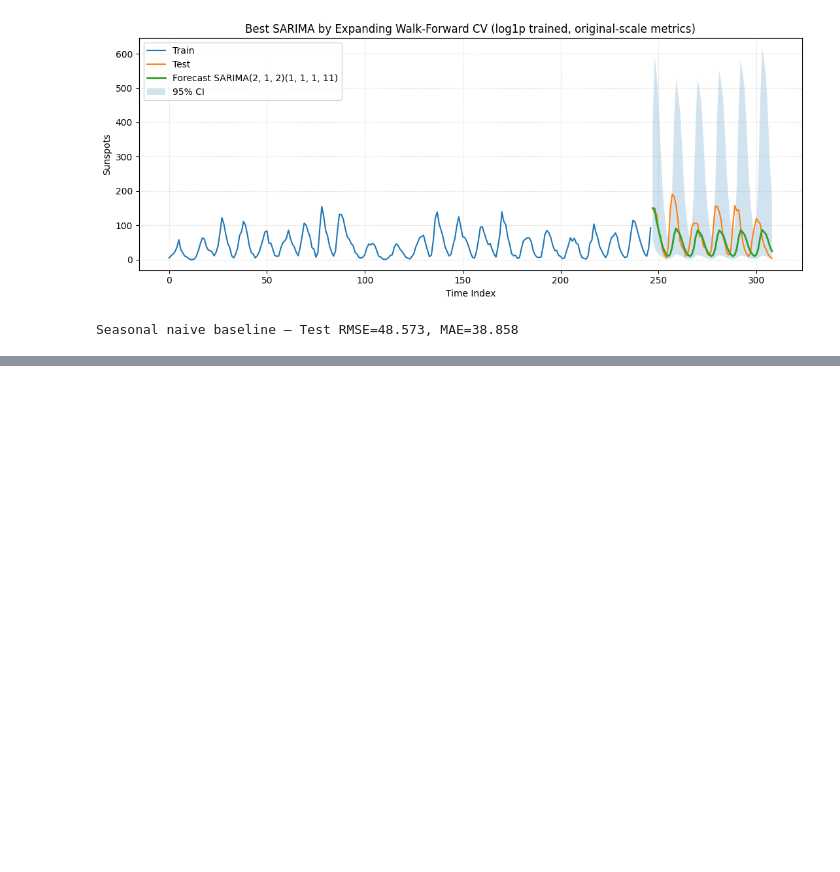
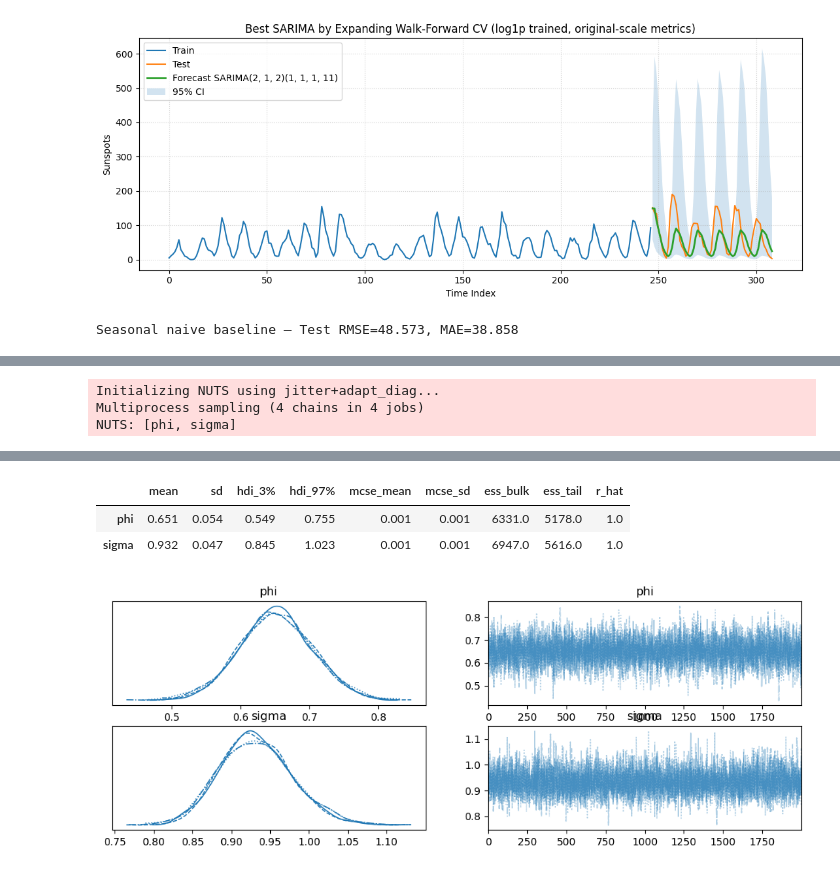
Before and after one commit to marami52/MLDS-490-time-series, a Jupyter notebook: session-1.ipynb, the cells around one changed output, grey strips where cells are left out. Drawn from its saved outputs; the diff is of its cells as text; code cells hidden in the pictures; blank space fills up the shorter version.

```diff
--- a/session-1.ipynb
+++ b/session-1.ipynb
@@ -1548,0 +1592,23 @@ Seasonal naive baseline — Test RMSE=48.573, MAE=38.858
+# %%
+# pip install pymc
+import pymc as pm
+import arviz as az
+
+np.random.seed(42)
+phi_true, sigma_true = 0.7, 1
+n = 200
+y = np.zeros(n)
+for t in range(1, n): y[t] = phi_true*y[t-1] + np.random.normal(0, sigma_true)
+
+with pm.Model() as model:
+    phi = pm.Normal("phi", mu=0, sigma=1)
+    sigma = pm.HalfNormal("sigma", sigma=1)
+    yhat = pm.Normal("yhat", mu=phi*y[:-1], sigma=sigma, observed=y[1:])
+    trace = pm.sample(2000, tune=1000, target_accept=0.9)
+
+az.plot_trace(trace)
+az.summary(trace, var_names=["phi", "sigma"])
+# %% [output]
+Initializing NUTS using jitter+adapt_diag...
+Multiprocess sampling (4 chains in 4 jobs)
+NUTS: [phi, sigma]
@@ -1548,0 +1618,4 @@ Seasonal naive baseline — Test RMSE=48.573, MAE=38.858
+|  | mean | sd | hdi_3% | hdi_97% | mcse_mean | mcse_sd | ess_bulk | ess_tail | r_hat |
+| phi | 0.651 | 0.054 | 0.549 | 0.755 | 0.001 | 0.001 | 6331.0 | 5178.0 | 1.0 |
+| sigma | 0.932 | 0.047 | 0.845 | 1.023 | 0.001 | 0.001 | 6947.0 | 5616.0 | 1.0 |
+[figure, added]
```
Also changed, not shown: parts of 2 cells of this notebook, 2 other files.
